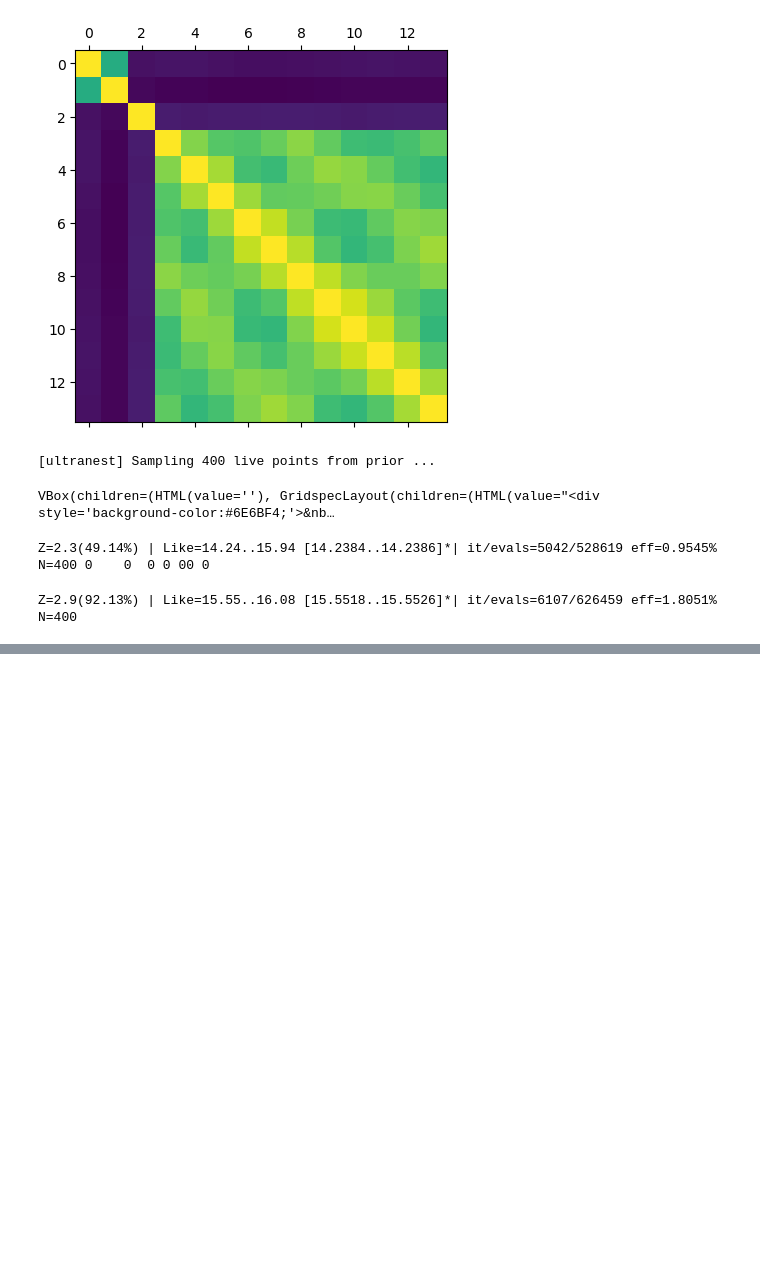
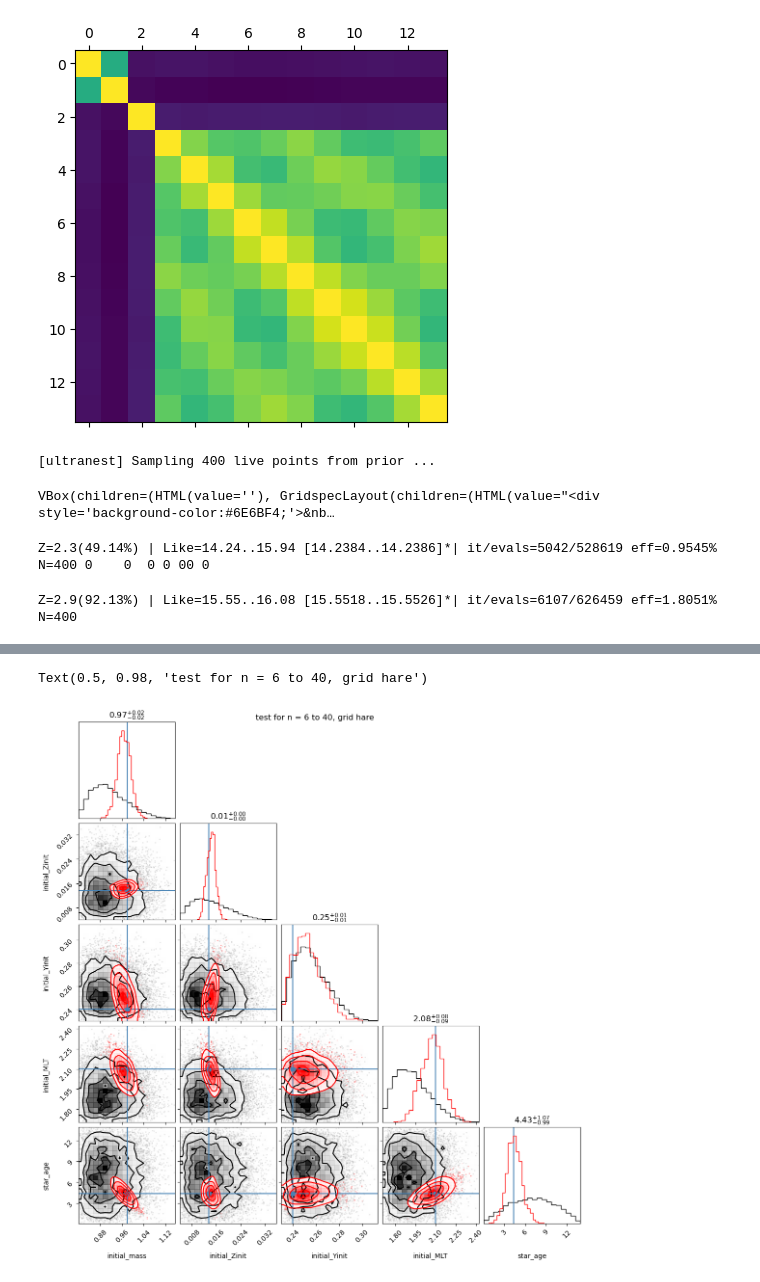
Before and after one commit to ojscutt/sl-pitchfork, a Jupyter notebook: nopca+ultranest/ultranest test pca.ipynb, the cells around one changed output, grey strips where cells are left out. Drawn from its saved outputs; the diff is of its cells as text; code cells hidden in the pictures; blank space fills up the shorter version.

Commit message:
more ultranest, consistent for emus and hares

```diff
--- a/nopca+ultranest/ultranest test pca.ipynb
+++ b/nopca+ultranest/ultranest test pca.ipynb
@@ -183,10 +179,10 @@ hare_true = pitchfork.predict([hare_inps.values[0]], n_min=n_min, n_max=n_max)
 teff_unc = 70 #K
 luminosity_unc = 0.04 #L\odot
 surface_feh_unc = 0.1 #dex
-frequency_unc = .1 #\muHz
+frequency_unc = 0.1 #\muHz
 
 
-obs_unc = np.array([teff_unc, luminosity_unc, surface_feh_unc]+[frequency_unc for i in range(n_min,n_max+1)])
+obs_unc = np.array([teff_unc, luminosity_unc, surface_feh_unc]+[frequency_unc+0.05*np.abs(((n_max-n_min)/2+n_min)-i) for i in range(n_min,n_max+1)])
 
 emulator_errors = pd.read_json('pickle jar/emulator_errors2.json')
 emulator_errors.columns = ['calc_effective_T', 'luminosity', 'star_feh'] + [f'nu_0_{i}' for i in range(6,41)]
@@ -208,0 +212,5 @@ _, log_sigma_det = np.linalg.slogdet(sigma)
+# %%
+ndraw_min=2**10
+ndraw_max=2**16
+sampler = ultra_ns_vector_nice(priors=priors, observed_vals=hare_true, pitchfork=pitchfork,log_sigma_det=log_sigma_det, sigma_inv=sigma_inv, n_min=n_min, n_max=n_max, logl_scale=1)
+results = sampler(ndraw_min, ndraw_max).run(min_num_live_points=400, frac_remain=0.01)
@@ -208,0 +229,7 @@ _, log_sigma_det = np.linalg.slogdet(sigma)
+# %%
+figure = corner.corner(prior_samples, labels = inputs, truths = hare_inps.values[0], color='black',hist_kwargs={'density':True});
+corner.corner(results['samples'], fig=figure, color='red',hist_kwargs={'density':True}, smooth=True,show_titles=True);
+plt.suptitle('test for n = 6 to 40, grid hare')
+# %% [output]
+Text(0.5, 0.98, 'test for n = 6 to 40, grid hare')
+[figure, added]
```
Also changed, not shown: parts of 9 cells of this notebook.
